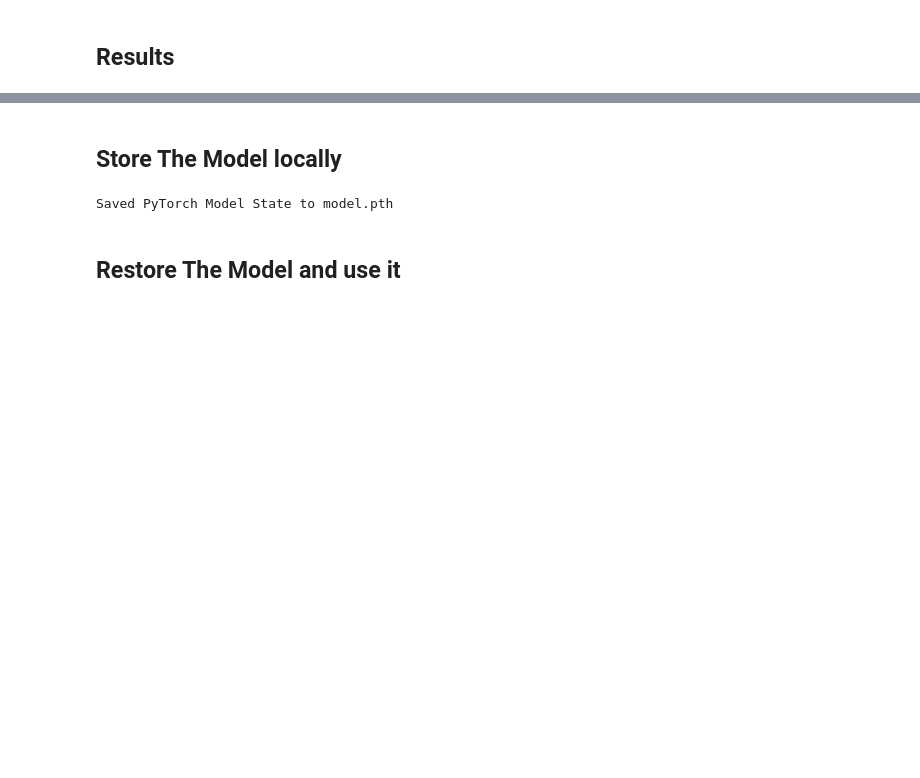
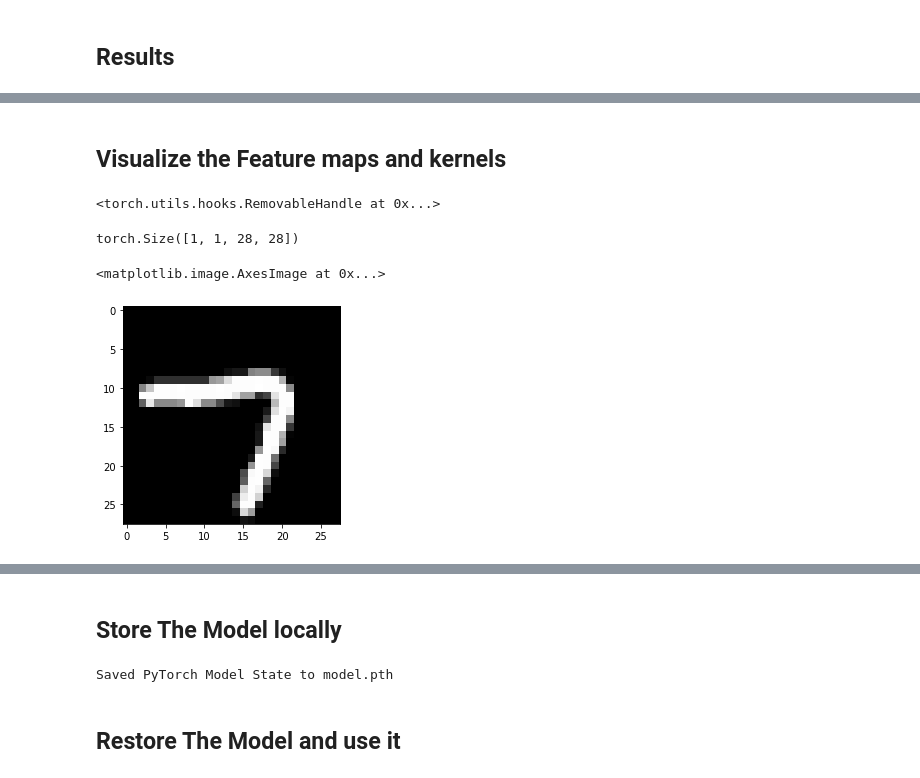
Before and after one commit to AbdelrahmanSalem9/MNIST-Dataset-Pytorch, a Jupyter notebook: MNIST_Dataset_Classification.ipynb, the cells around one changed output, grey strips where cells are left out. Saved outputs shown, nothing was run; the diff lists cells and outputs as text; code cells hidden in the pictures; blank space fills up the shorter version.

```diff
--- a/MNIST_Dataset_Classification.ipynb
+++ b/MNIST_Dataset_Classification.ipynb
@@ -290,0 +295,17 @@ Text(0.5, 1.0, 'Confusion Matrix for MNIST Dataset Classification')
+# %% [markdown]
+## **Visualize the Feature maps and kernels**
+# %%
+# Visualize feature maps
+activation = {}
+def get_activation(name):
+    def hook(model, input, output):
+        activation[name] = output.detach()
+    return hook
+
+# for each layer we need to call it and store the weight values in activation map
+model.conv1.register_forward_hook(get_activation('conv1'))
+model.pool1.register_forward_hook(get_activation('pool1'))
+model.conv2.register_forward_hook(get_activation('conv2'))
+model.pool2.register_forward_hook(get_activation('pool2'))
+# %% [output]
+<torch.utils.hooks.RemovableHandle at 0x...>
@@ -290,0 +321,11 @@ Text(0.5, 1.0, 'Confusion Matrix for MNIST Dataset Classification')
+# %%
+sample, _ = next(iter(test_dataloader))
+sample = sample[0]
+sample = sample.unsqueeze_(0)
+print(sample.shape)
+plt.title("Original Image in Gray")
+plt.imshow(sample.squeeze(),cmap=plt.get_cmap('gray'))
+# %% [output]
+torch.Size([1, 1, 28, 28])
+<matplotlib.image.AxesImage at 0x...>
+[figure, added]
```
Also changed, not shown: parts of 14 cells of this notebook.
